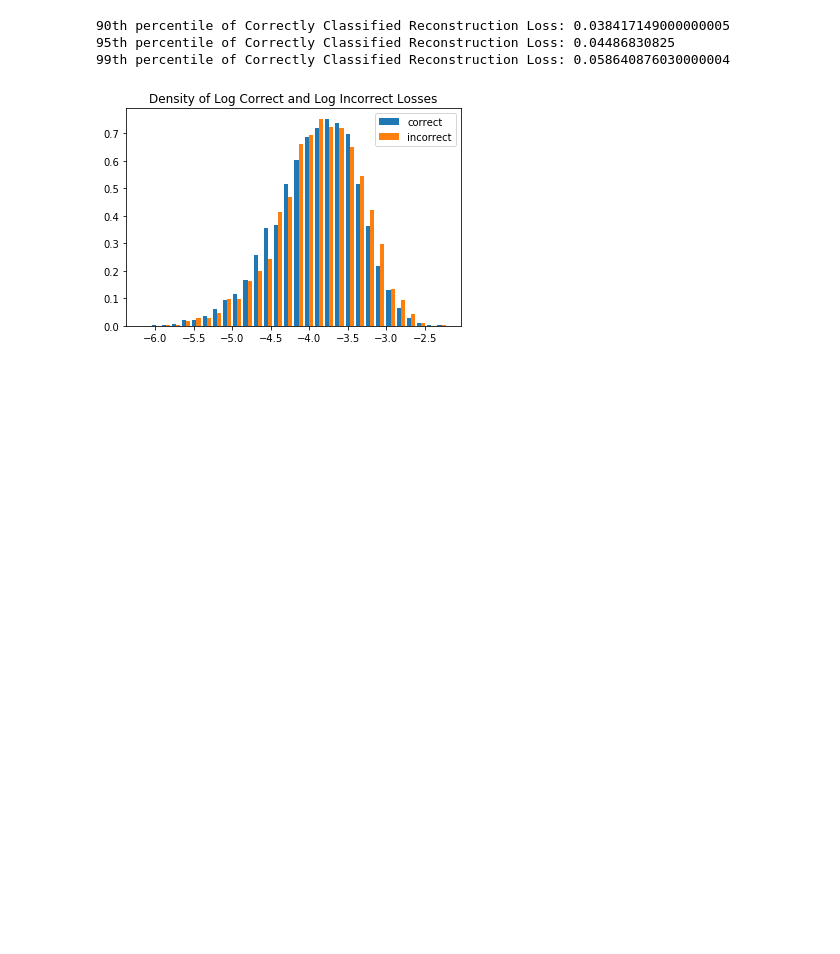
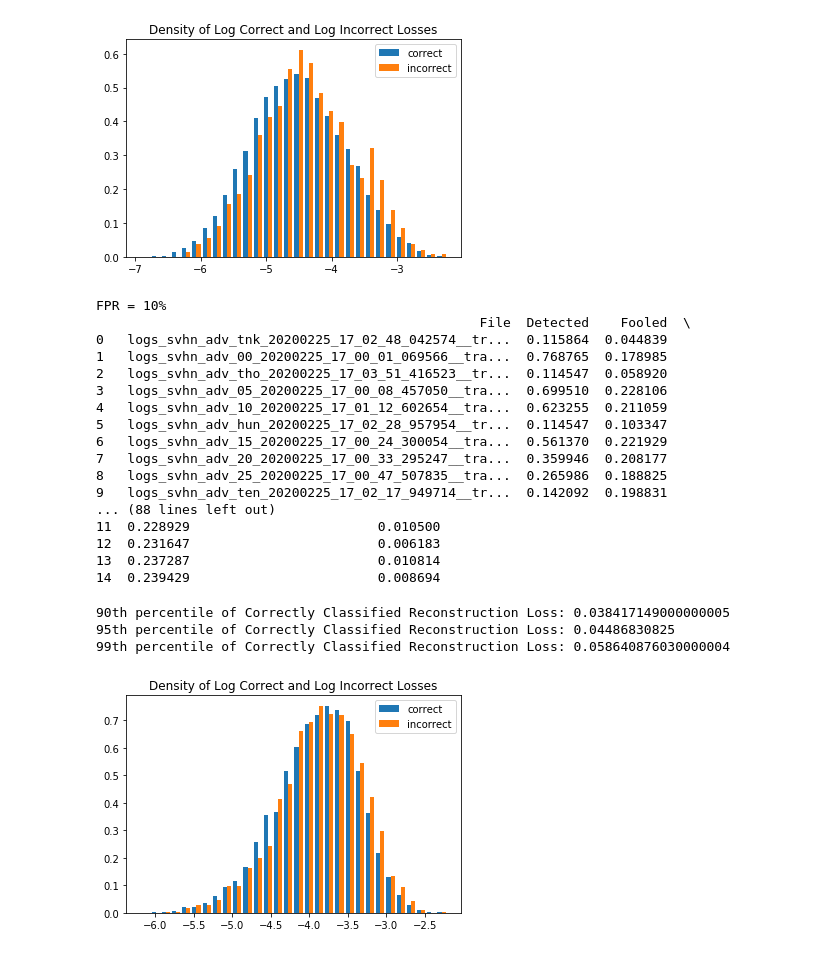
Before and after one commit to PerryXDeng/detecting-adversarial-patches-capsule-networks, a Jupyter notebook: recon_error_analysis.ipynb, the cells around one changed output. Drawn from its saved outputs; the diff is of its cells as text; code cells hidden in the pictures; blank space fills up the shorter version.

Commit message:
svhn analysis

```diff
--- a/recon_error_analysis.ipynb
+++ b/recon_error_analysis.ipynb
@@ -130,0 +158,6 @@ def visualize_patches_results(data_dir, regex, scale_out_of_ten):
+# %%
+patches_dir = "logs/svhn/single_pred_0_bg/20200220_17:42:42:547446_/test"
+regex = re.compile('\S*png_test.csv')
+scale_out_of_ten = 5
+visualize_patches_results(patches_dir, regex, scale_out_of_ten)
+# %% [output]
@@ -131,3 +167,21 @@ def visualize_patches_results(data_dir, regex, scale_out_of_ten):
+[figure, added]
+FPR = 10%
+                                                 File  Detected    Fooled  \
+0   logs_svhn_adv_tnk_20200225_17_02_48_042574__tr...  0.115864  0.044839
+1   logs_svhn_adv_00_20200225_17_00_01_069566__tra...  0.768765  0.178985
+2   logs_svhn_adv_tho_20200225_17_03_51_416523__tr...  0.114547  0.058920
+3   logs_svhn_adv_05_20200225_17_00_08_457050__tra...  0.699510  0.228106
+4   logs_svhn_adv_10_20200225_17_01_12_602654__tra...  0.623255  0.211059
+5   logs_svhn_adv_hun_20200225_17_02_28_957954__tr...  0.114547  0.103347
+6   logs_svhn_adv_15_20200225_17_00_24_300054__tra...  0.561370  0.221929
+7   logs_svhn_adv_20_20200225_17_00_33_295247__tra...  0.359946  0.208177
+8   logs_svhn_adv_25_20200225_17_00_47_507835__tra...  0.265986  0.188825
+9   logs_svhn_adv_ten_20200225_17_02_17_949714__tr...  0.142092  0.198831
+... (88 lines left out)
+11  0.228929                        0.010500
+12  0.231647                        0.006183
+13  0.237287                        0.010814
+14  0.239429                        0.008694
 # %%
 patches_dir = "logs/cifar10/bg_recon_2/20191225_13:38:42:637171_/test"
 regex = re.compile('\S*png_test.csv')
```
Also changed, not shown: parts of 3 cells of this notebook.
